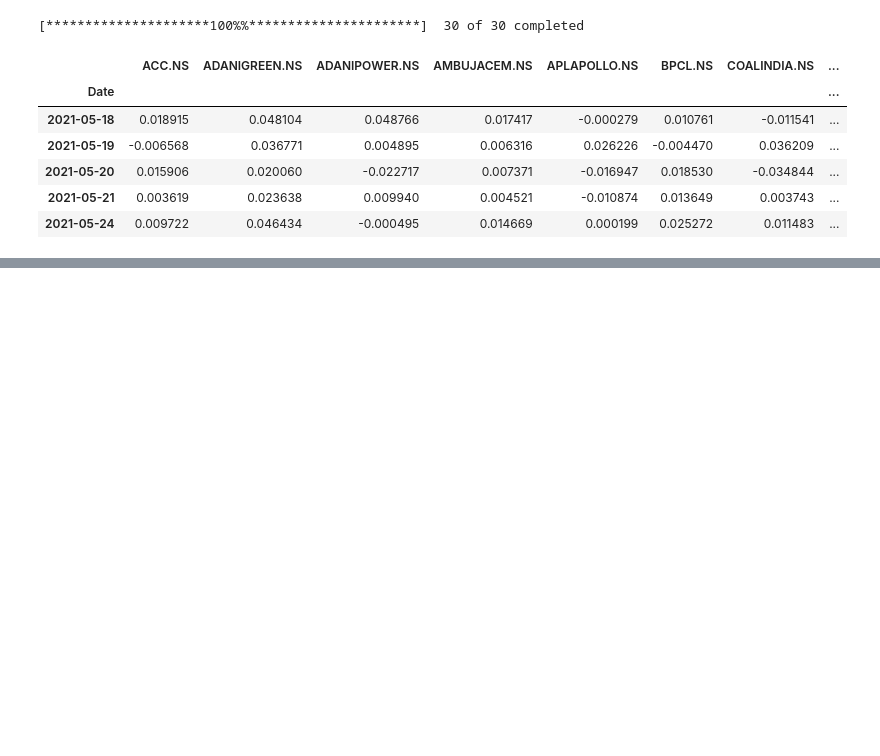
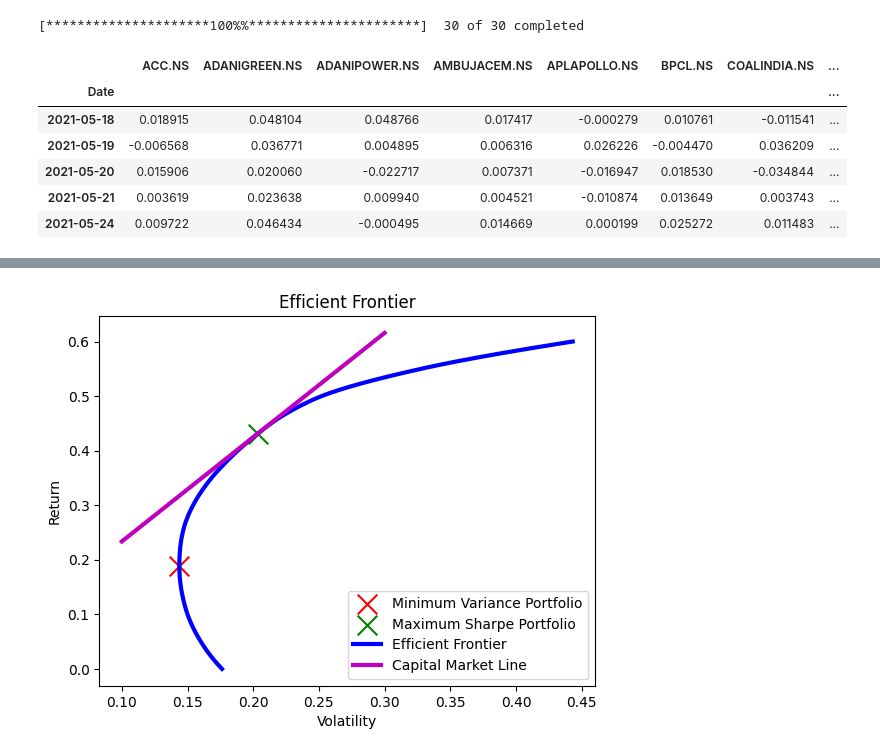
Before and after one commit to AvarusMaximus/Markowitz-Portfolio, a Jupyter notebook: trial.ipynb, the cells around one changed output, grey strips where cells are left out. Saved outputs shown, nothing was run; the diff lists cells and outputs as text; code cells hidden in the pictures; blank space fills up the shorter version.

```diff
--- a/trial.ipynb
+++ b/trial.ipynb
@@ -88,10 +129,9 @@ array([0.00000000e+00, 3.20018372e-03, 7.21906671e-17, 0.00000000e+00,
 # %%
-# Analysing the optimal portfolio
-print("Portfolio Analysis\n")
-exp_return = expected_return(optimal_weights.x, daily_returns)
-exp_volatility = expected_volatility(optimal_weights.x, cov_mat)
-sharpe_ratio = (exp_return - risk_free_rate) / exp_volatility
-print(f"Expected Return: {exp_return:.2%}")
-print(f"Expected Volatility: {exp_volatility:.2%}")
-print(f"Sharpe Ratio: {sharpe_ratio:.2f}")
+print("\nMinimum Variance Portfolio Analysis\n")
+mv_returns = expected_return(min_var.x, daily_returns)
+mv_volatility = expected_volatility(min_var.x, cov_mat)
+mv_sharpe_ratio = (mv_returns - risk_free_rate) / mv_volatility
+print(f"Expected Return: {mv_returns}")
+print(f"Expected Variance: {mv_volatility}")
+print(f"Sharpe Ratio: {mv_sharpe_ratio:.2f}")
 # %% [output]
@@ -133,0 +157,14 @@ Sharpe Ratio: 1.09
+# %%
+# Creating the efficient frontier
+ef_returns = np.linspace(0, 0.6, 6000)
+ef_volatility = []
+ef_sharpe = []
+iteration = 0
+for ret in ef_returns:
+    iteration += 1
+    constraints = ({'type': 'eq', 'fun': lambda weights: np.sum(weights) - 1},
+                   {'type': 'eq', 'fun': lambda weights: expected_return(weights, daily_returns) - ret})
+    result = minimize(expected_volatility, initial_weights, args=(cov_mat), method='SLSQP', bounds=bounds, constraints=constraints)
+    ef_volatility.append(expected_volatility(result.x, cov_mat))
+    ef_sharpe.append(-neg_sharpe(result.x, cov_mat, daily_returns, risk_free_rate))
+    print(f"Iteration: {iteration}/6000 finished...")
@@ -133,0 +189,18 @@ Sharpe Ratio: 1.09
+# %%
+# Creating the Capital Market Line that is tangential to the Efficient Frontier at the Optimal Portfolio
+cml_x = np.linspace(0.1, 0.3, 3000)
+cml_y = [risk_free_rate + (ms_returns - risk_free_rate) / ms_volatility * vol for vol in cml_x]
+# %%
+# Plotting the Efficient Frontier along with the Sharpe Gradient
+plt.scatter(mv_volatility, mv_returns, c='r', marker='x', s=200) # Minimum Variance Portfolio
+plt.scatter(ms_volatility, ms_returns, c='g', marker='x', s=200) # Maximum Sharpe Ratio Portfolio
+plt.plot(ef_volatility, ef_returns, 'b', linewidth=3)
+plt.plot(cml_x, cml_y, 'm', linewidth=3)
+plt.title('Efficient Frontier')
+plt.xlabel('Volatility')
+plt.ylabel('Return')
+# Plotting the Legend
+plt.legend(['Minimum Variance Portfolio', 'Maximum Sharpe Portfolio', 'Efficient Frontier', 'Capital Market Line'])
+plt.show()
+# %% [output]
+[figure, added]
```
Also changed, not shown: parts of 12 cells of this notebook, 4 other files.
